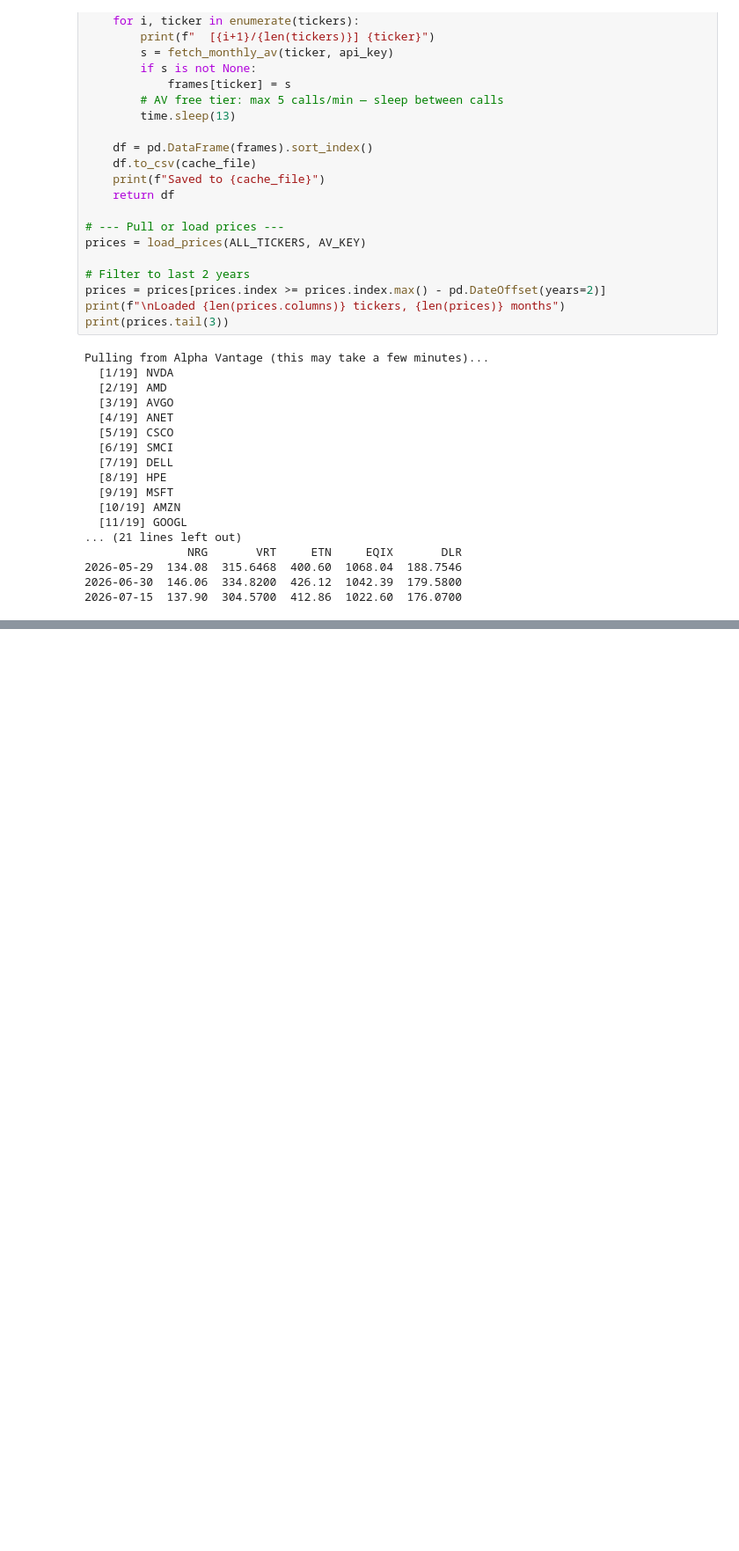
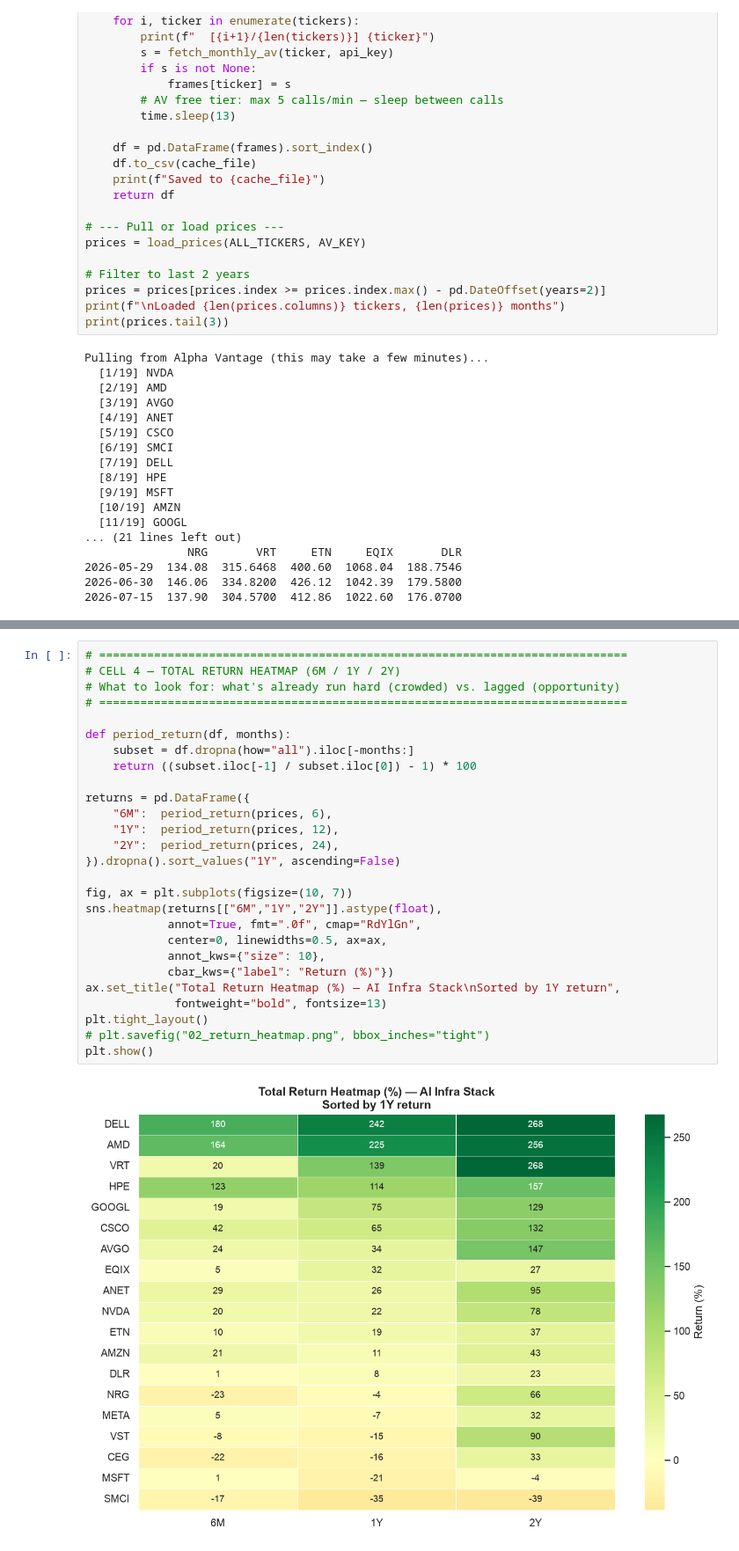
Before and after one commit to j85liu/sector-research-ai-infra, a Jupyter notebook: extract_data.ipynb, the cells around one changed output, grey strips where cells are left out. Shown at 88% size. Saved outputs shown, nothing was run; the diff lists cells and outputs as text; blank space fills up the shorter version.

```diff
--- a/extract_data.ipynb
+++ b/extract_data.ipynb
@@ -126,0 +158,29 @@ Pulling from Alpha Vantage (this may take a few minutes)...
+# %%
+# =============================================================================
+# CELL 4 — TOTAL RETURN HEATMAP (6M / 1Y / 2Y)
+# What to look for: what's already run hard (crowded) vs. lagged (opportunity)
+# =============================================================================
+
+def period_return(df, months):
+    subset = df.dropna(how="all").iloc[-months:]
+    return ((subset.iloc[-1] / subset.iloc[0]) - 1) * 100
+
+returns = pd.DataFrame({
+    "6M":  period_return(prices, 6),
+    "1Y":  period_return(prices, 12),
+    "2Y":  period_return(prices, 24),
+}).dropna().sort_values("1Y", ascending=False)
+
+fig, ax = plt.subplots(figsize=(10, 7))
+sns.heatmap(returns[["6M","1Y","2Y"]].astype(float),
+            annot=True, fmt=".0f", cmap="RdYlGn",
+            center=0, linewidths=0.5, ax=ax,
+            annot_kws={"size": 10},
+            cbar_kws={"label": "Return (%)"})
+ax.set_title("Total Return Heatmap (%) — AI Infra Stack\nSorted by 1Y return",
+             fontweight="bold", fontsize=13)
+plt.tight_layout()
+# plt.savefig("02_return_heatmap.png", bbox_inches="tight")
+plt.show()
+# %% [output]
+[figure, added]
```
Also changed, not shown: parts of 2 cells of this notebook.
